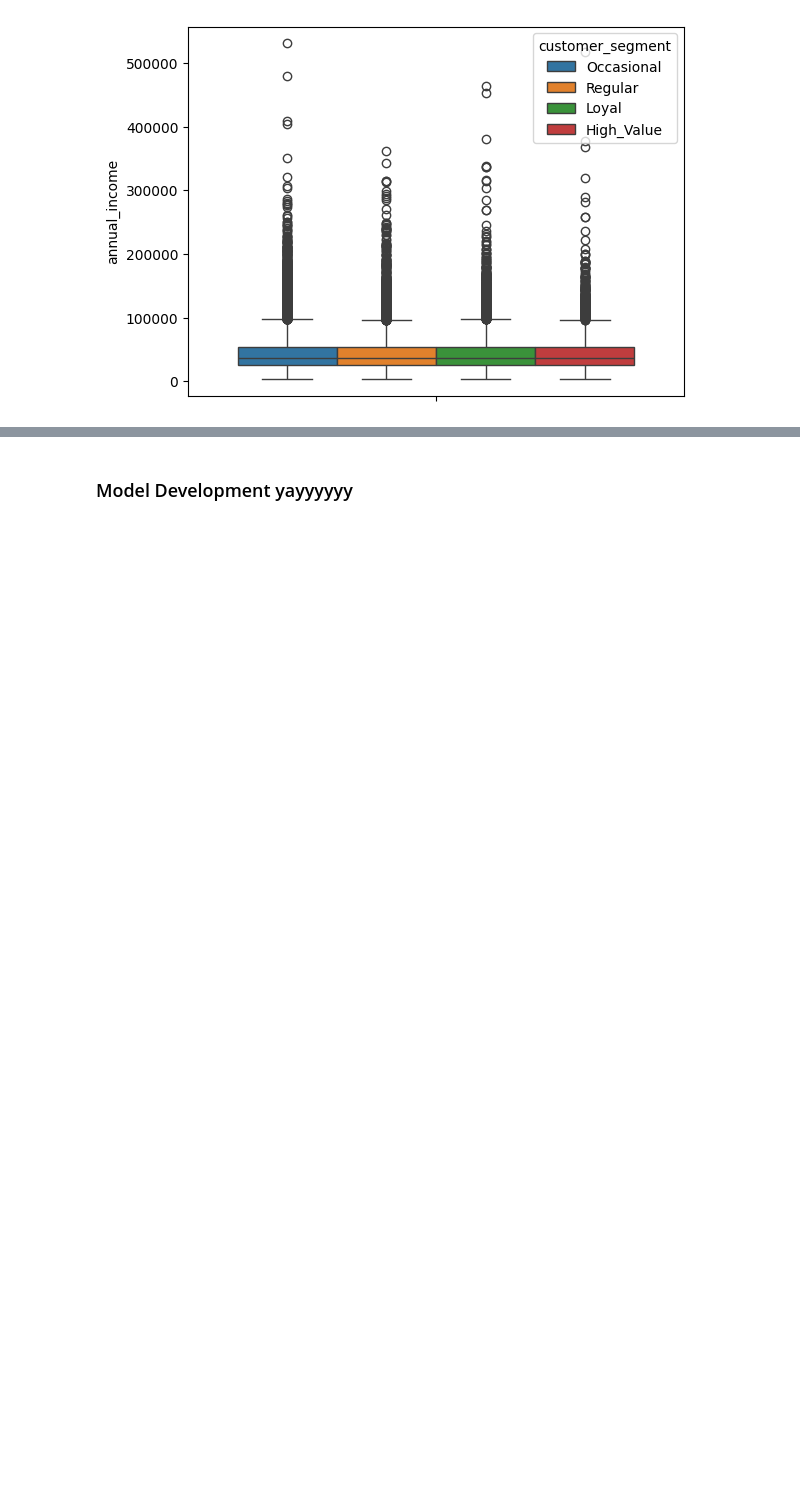
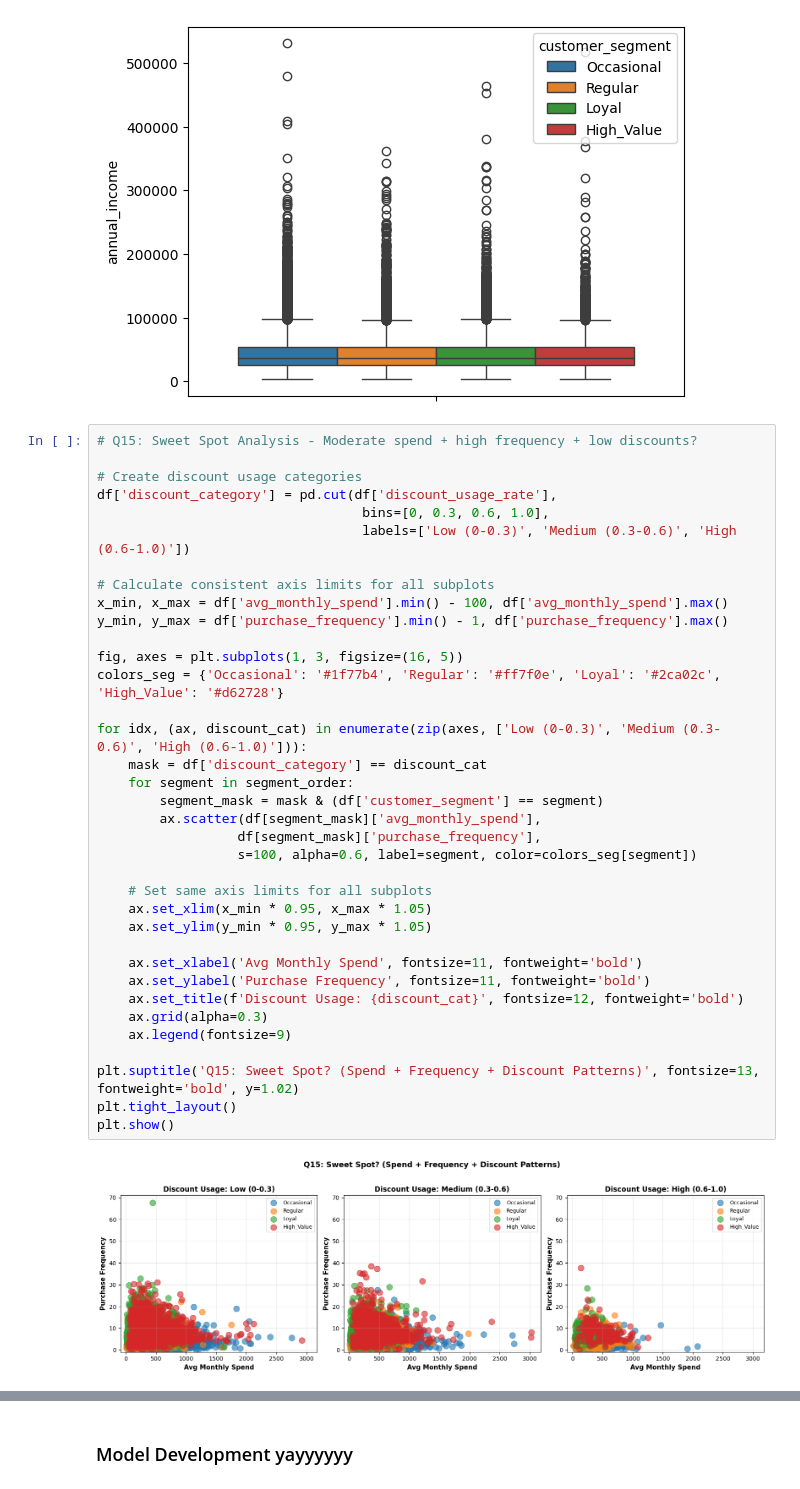
Before and after one commit to LaimengEung/Customer-Segmentation-EDA-ML, a Jupyter notebook: copy_of_soth.ipynb, the cells around one changed output, grey strips where cells are left out. Saved outputs shown, nothing was run; the diff lists cells and outputs as text; blank space fills up the shorter version.

```diff
--- a/copy_of_soth.ipynb
+++ b/copy_of_soth.ipynb
@@ -716,3 +720,41 @@ sns.boxplot(df, y='annual_income', hue='customer_segment', hue_order=segment_ord
 # %% [output]
 <Axes: ylabel='annual_income'>
 [figure]
+# %%
+# Q15: Sweet Spot Analysis - Moderate spend + high frequency + low discounts?
+
+# Create discount usage categories
+df['discount_category'] = pd.cut(df['discount_usage_rate'],
+                                  bins=[0, 0.3, 0.6, 1.0],
+                                  labels=['Low (0-0.3)', 'Medium (0.3-0.6)', 'High (0.6-1.0)'])
+
+# Calculate consistent axis limits for all subplots
+x_min, x_max = df['avg_monthly_spend'].min() - 100, df['avg_monthly_spend'].max()
+y_min, y_max = df['purchase_frequency'].min() - 1, df['purchase_frequency'].max()
+
+fig, axes = plt.subplots(1, 3, figsize=(16, 5))
+colors_seg = {'Occasional': '#1f77b4', 'Regular': '#ff7f0e', 'Loyal': '#2ca02c', 'High_Value': '#d62728'}
+
+for idx, (ax, discount_cat) in enumerate(zip(axes, ['Low (0-0.3)', 'Medium (0.3-0.6)', 'High (0.6-1.0)'])):
+    mask = df['discount_category'] == discount_cat
+    for segment in segment_order:
+        segment_mask = mask & (df['customer_segment'] == segment)
+        ax.scatter(df[segment_mask]['avg_monthly_spend'],
+                  df[segment_mask]['purchase_frequency'],
+                  s=100, alpha=0.6, label=segment, color=colors_seg[segment])
+
+    # Set same axis limits for all subplots
+    ax.set_xlim(x_min * 0.95, x_max * 1.05)
+    ax.set_ylim(y_min * 0.95, y_max * 1.05)
+
+    ax.set_xlabel('Avg Monthly Spend', fontsize=11, fontweight='bold')
+    ax.set_ylabel('Purchase Frequency', fontsize=11, fontweight='bold')
+    ax.set_title(f'Discount Usage: {discount_cat}', fontsize=12, fontweight='bold')
+    ax.grid(alpha=0.3)
+    ax.legend(fontsize=9)
+
+plt.suptitle('Q15: Sweet Spot? (Spend + Frequency + Discount Patterns)', fontsize=13, fontweight='bold', y=1.02)
+plt.tight_layout()
+plt.show()
+# %% [output]
+[figure, added]
```
Also changed, not shown: parts of 21 cells of this notebook.
